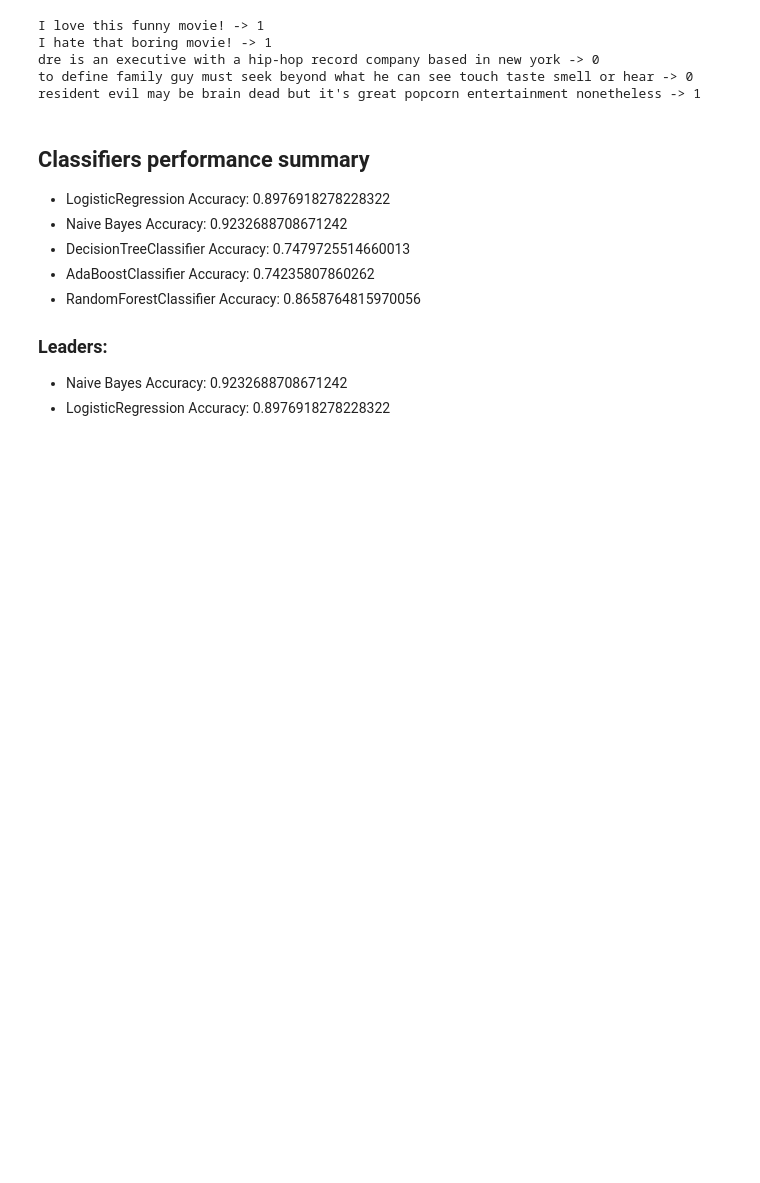
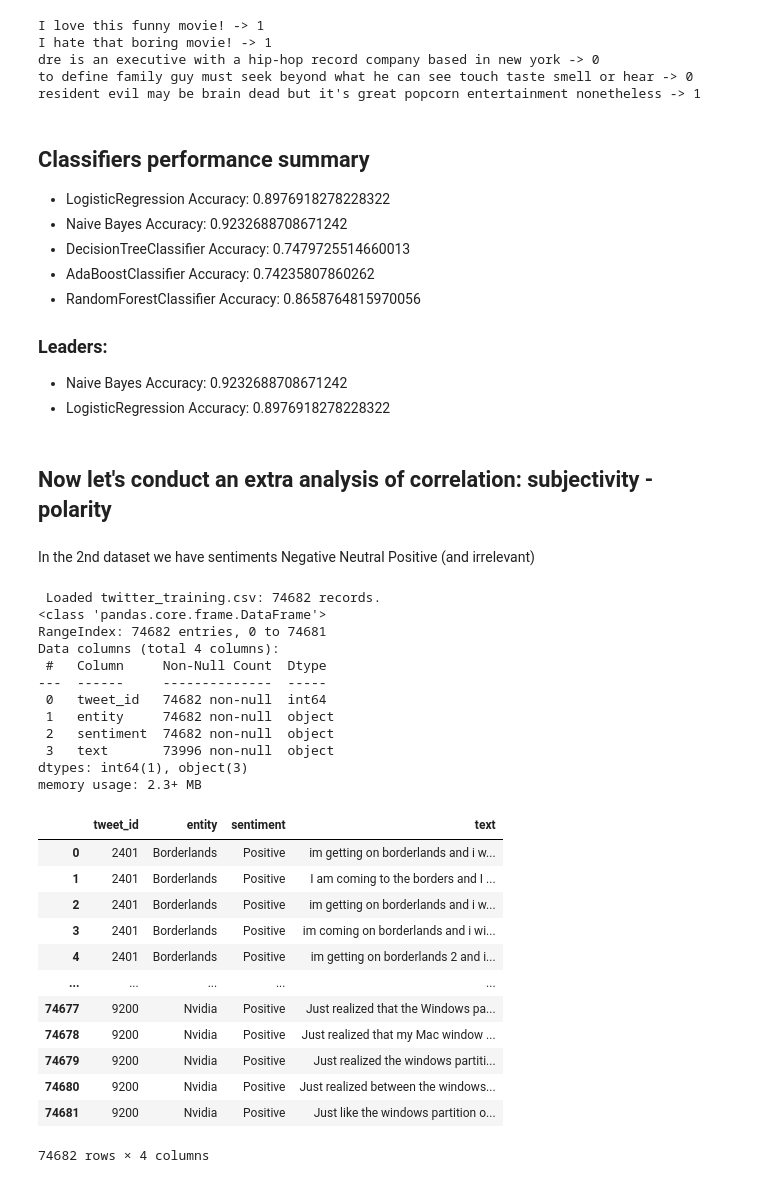
Before and after one commit to dmytrovoytko/ml-sentiment-analysis-lstm, a Jupyter notebook: sentiment_analysis_subjectivity_positivity.ipynb, the cells around one changed output. Cells and saved outputs as stored; diff of their text form; code cells hidden in the pictures; blank space fills up the shorter version.

```diff
--- a/sentiment_analysis_subjectivity_positivity.ipynb
+++ b/sentiment_analysis_subjectivity_positivity.ipynb
@@ -841,29 +844,38 @@ resident evil may be brain dead but it's great popcorn entertainment nonetheless
 ### Leaders:
 - Naive Bayes  Accuracy: 0.9232688708671242
 - LogisticRegression  Accuracy: 0.8976918278228322
+# %% [markdown]
+## Now let's conduct an extra analysis of correlation: subjectivity - polarity
+# %% [markdown]
+In the 2nd dataset we have sentiments Negative Neutral Positive (and irrelevant)
 # %%
-from settings import DATA_FILE2
-from preprocess import load_data
-# test_file = TEST_FILE3
-test_file = DATA_FILE2
-df = load_data(test_file)
-df.columns = df.columns.str.replace(TARGET, 'positivity')
-# df[TARGET] = 0
+df2 = load_dataset('twitter_training.csv')
+CLASSES_NUM = 3
 
-df.head()
-
-DATA_DIR = './data/'
-
-df0 = pd.read_csv(f'{DATA_DIR}polarity-subjectivity2.csv') # rt-polarity_train subjectivity_train sentiment_analysis
-print('Total records:', df0.shape[0])
-
-selected_columns = ['text', 'positivity', 'subjectivity']
-
-df = df0[selected_columns]
-df.info()
-
-print('\nWithout nulls')
-df = df.dropna()
-print(df.describe().T)
-
-print(df.head())
+df2
+# %% [output]
+ Loaded twitter_training.csv: 74682 records.
+<class 'pandas.core.frame.DataFrame'>
+RangeIndex: 74682 entries, 0 to 74681
+Data columns (total 4 columns):
+ #   Column     Non-Null Count  Dtype
+---  ------     --------------  -----
+ 0   tweet_id   74682 non-null  int64
+ 1   entity     74682 non-null  object
+ 2   sentiment  74682 non-null  object
+ 3   text       73996 non-null  object
+dtypes: int64(1), object(3)
+memory usage: 2.3+ MB
+|  | tweet_id | entity | sentiment | text |
+| 0 | 2401 | Borderlands | Positive | im getting on borderlands and i w... |
+| 1 | 2401 | Borderlands | Positive | I am coming to the borders and I ... |
+| 2 | 2401 | Borderlands | Positive | im getting on borderlands and i w... |
+| 3 | 2401 | Borderlands | Positive | im coming on borderlands and i wi... |
+| 4 | 2401 | Borderlands | Positive | im getting on borderlands 2 and i... |
+| ... | ... | ... | ... | ... |
+| 74677 | 9200 | Nvidia | Positive | Just realized that the Windows pa... |
+| 74678 | 9200 | Nvidia | Positive | Just realized that my Mac window ... |
+| 74679 | 9200 | Nvidia | Positive | Just realized the windows partiti... |
+| 74680 | 9200 | Nvidia | Positive | Just realized between the windows... |
+| 74681 | 9200 | Nvidia | Positive | Just like the windows partition o... |
+74682 rows × 4 columns
```
Also changed, not shown: parts of 43 cells of this notebook.
